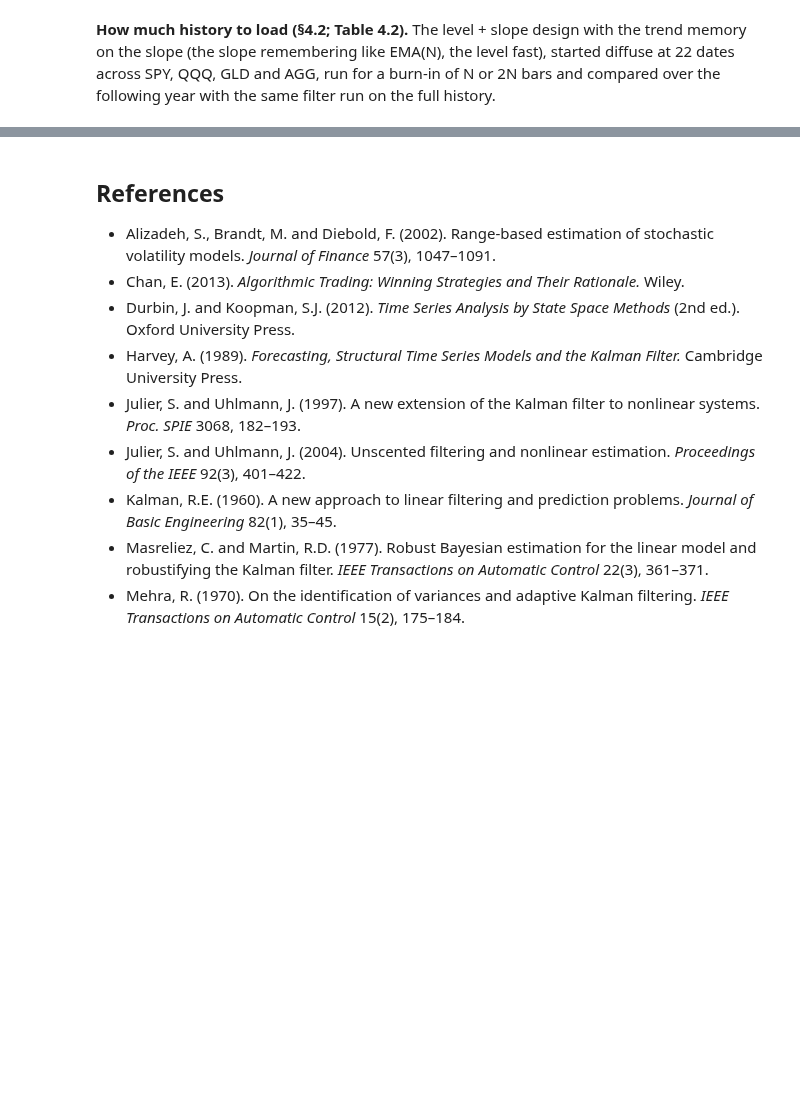
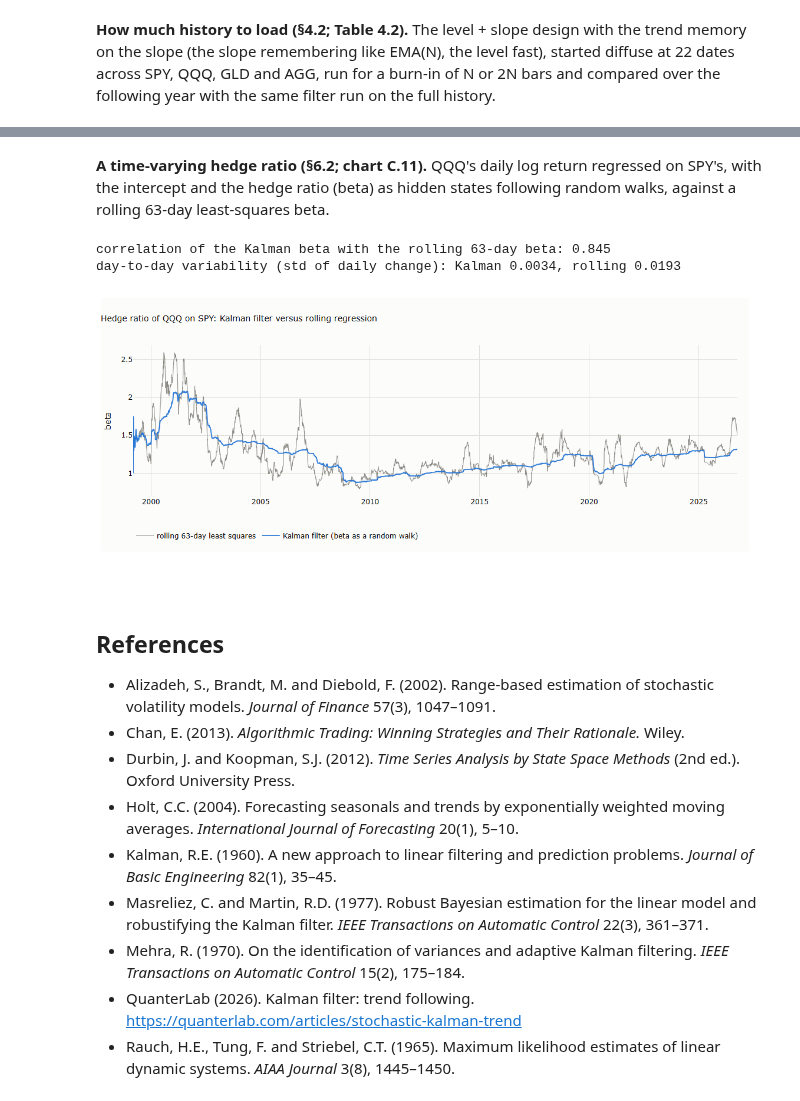
Before and after one commit to MaxGnesi/systematic-trading-notes, a Jupyter notebook: lectures/04-tracking-hidden-states/04b_tracking_hidden_states.ipynb, the cells around one changed output, grey strips where cells are left out. Cells and saved outputs as stored; diff of their text form; code cells hidden in the pictures; blank space fills up the shorter version.

```diff
--- a/lectures/04-tracking-hidden-states/04b_tracking_hidden_states.ipynb
+++ b/lectures/04-tracking-hidden-states/04b_tracking_hidden_states.ipynb
@@ -676,12 +828,45 @@ display(pd.DataFrame(rows).T.round(2))
+# %% [markdown]
+**A time-varying hedge ratio (§6.2; chart C.11).** QQQ's daily log return regressed on SPY's, with the
+intercept and the hedge ratio (beta) as hidden states following random walks, against a rolling 63-day
+least-squares beta.
+# %%
+pair = pd.concat([np.log(C["QQQ"]).diff(), np.log(C["SPY"]).diff()], axis=1, keys=["QQQ", "SPY"]).dropna()
+ya, xa = pair["QQQ"].to_numpy(), pair["SPY"].to_numpy()
+state, P = np.array([0.0, 1.0]), np.eye(2)
+Qb, Rb = np.diag([1e-8, 1e-5]), np.var(ya - xa)
+betas = np.empty(len(ya))
+for t in range(len(ya)):
+    P = P + Qb
+    h = np.array([1.0, xa[t]])
+    S = h @ P @ h + Rb
+    K = P @ h / S
+    state = state + K * (ya[t] - h @ state)
+    P = P - np.outer(K, h @ P)
+    betas[t] = state[1]
+kb = pd.Series(betas, index=pair.index)
+roll = pair["QQQ"].rolling(63).cov(pair["SPY"]) / pair["SPY"].rolling(63).var()
+print(f"correlation of the Kalman beta with the rolling 63-day beta: {kb.iloc[300:].corr(roll.iloc[300:]):.3f}")
+print(f"day-to-day variability (std of daily change): Kalman {kb.diff().iloc[300:].std():.4f}, rolling {roll.diff().iloc[300:].std():.4f}")
+fig = go.Figure()
+fig.add_scatter(x=roll.index, y=roll, name="rolling 63-day least squares", mode="lines", line=dict(width=1, color=MUTED))
+fig.add_scatter(x=kb.index, y=kb, name="Kalman filter (beta as a random walk)", mode="lines", line=dict(width=1.8, color=SERIES[0]))
+fig.update_layout(title="Hedge ratio of QQQ on SPY: Kalman filter versus rolling regression", yaxis_title="beta",
+                  height=430, width=1100, margin=dict(t=80, b=70), legend=dict(orientation="h", y=-0.2, x=0))
+save_figure(fig, "c14_hedge_ratio", FIG)
+fig
+# %% [output]
+correlation of the Kalman beta with the rolling 63-day beta: 0.845
+day-to-day variability (std of daily change): Kalman 0.0034, rolling 0.0193
+[figure, added]
 # %% [markdown]
 ## References
 
 - Alizadeh, S., Brandt, M. and Diebold, F. (2002). Range-based estimation of stochastic volatility models. *Journal of Finance* 57(3), 1047–1091.
 - Chan, E. (2013). *Algorithmic Trading: Winning Strategies and Their Rationale.* Wiley.
 - Durbin, J. and Koopman, S.J. (2012). *Time Series Analysis by State Space Methods* (2nd ed.). Oxford University Press.
-- Harvey, A. (1989). *Forecasting, Structural Time Series Models and the Kalman Filter.* Cambridge University Press.
-- Julier, S. and Uhlmann, J. (1997). A new extension of the Kalman filter to nonlinear systems. *Proc. SPIE* 3068, 182–193.
-- Julier, S. and Uhlmann, J. (2004). Unscented filtering and nonlinear estimation. *Proceedings of the IEEE* 92(3), 401–422.
+- Holt, C.C. (2004). Forecasting seasonals and trends by exponentially weighted moving averages. *International Journal of Forecasting* 20(1), 5–10.
 - Kalman, R.E. (1960). A new approach to linear filtering and prediction problems. *Journal of Basic Engineering* 82(1), 35–45.
 - Masreliez, C. and Martin, R.D. (1977). Robust Bayesian estimation for the linear model and robustifying the Kalman filter. *IEEE Transactions on Automatic Control* 22(3), 361–371.
 - Mehra, R. (1970). On the identification of variances and adaptive Kalman filtering. *IEEE Transactions on Automatic Control* 15(2), 175–184.
+- QuanterLab (2026). Kalman filter: trend following. https://quanterlab.com/articles/stochastic-kalman-trend
+- Rauch, H.E., Tung, F. and Striebel, C.T. (1965). Maximum likelihood estimates of linear dynamic systems. *AIAA Journal* 3(8), 1445–1450.
```
Also changed, not shown: parts of 10 cells of this notebook, 3 other files.
